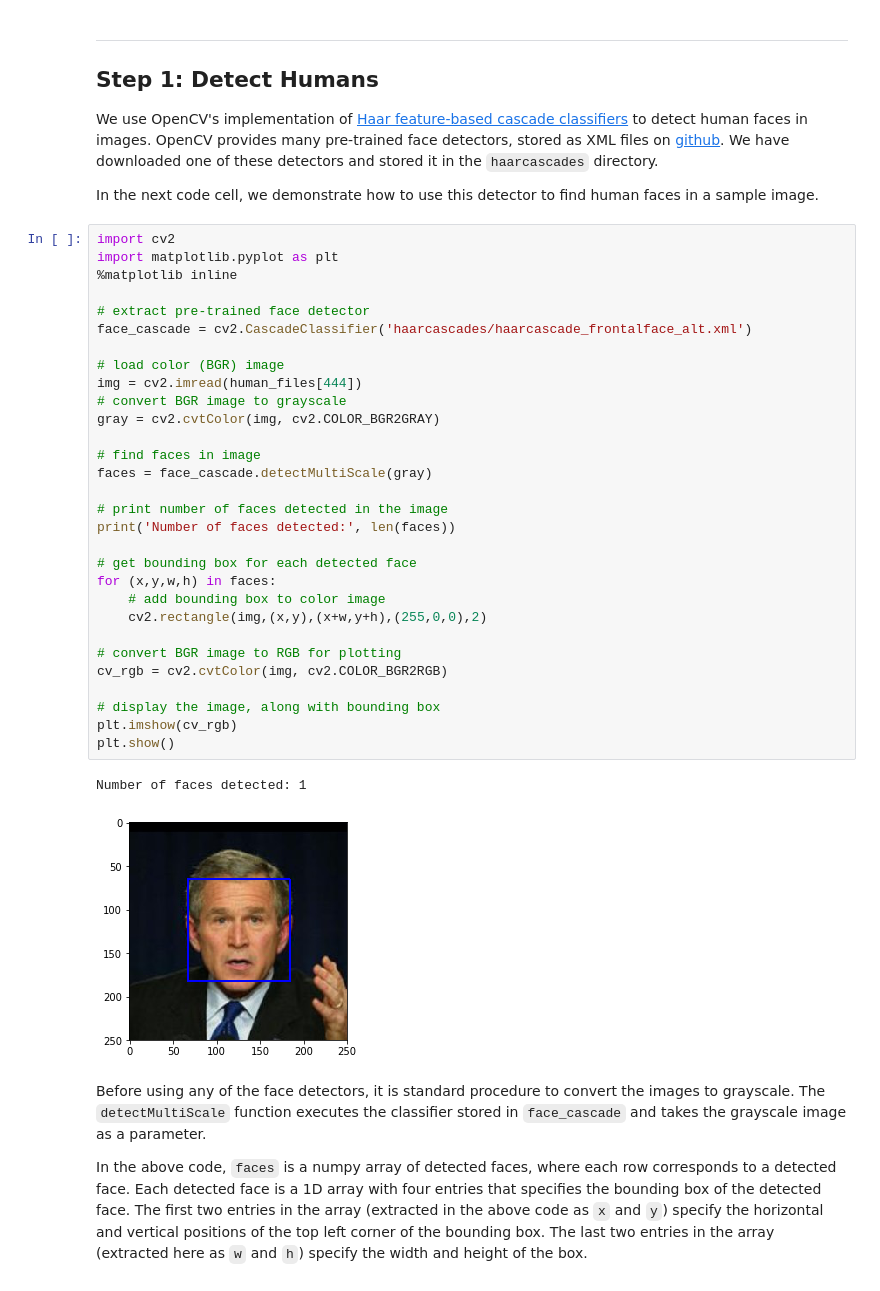
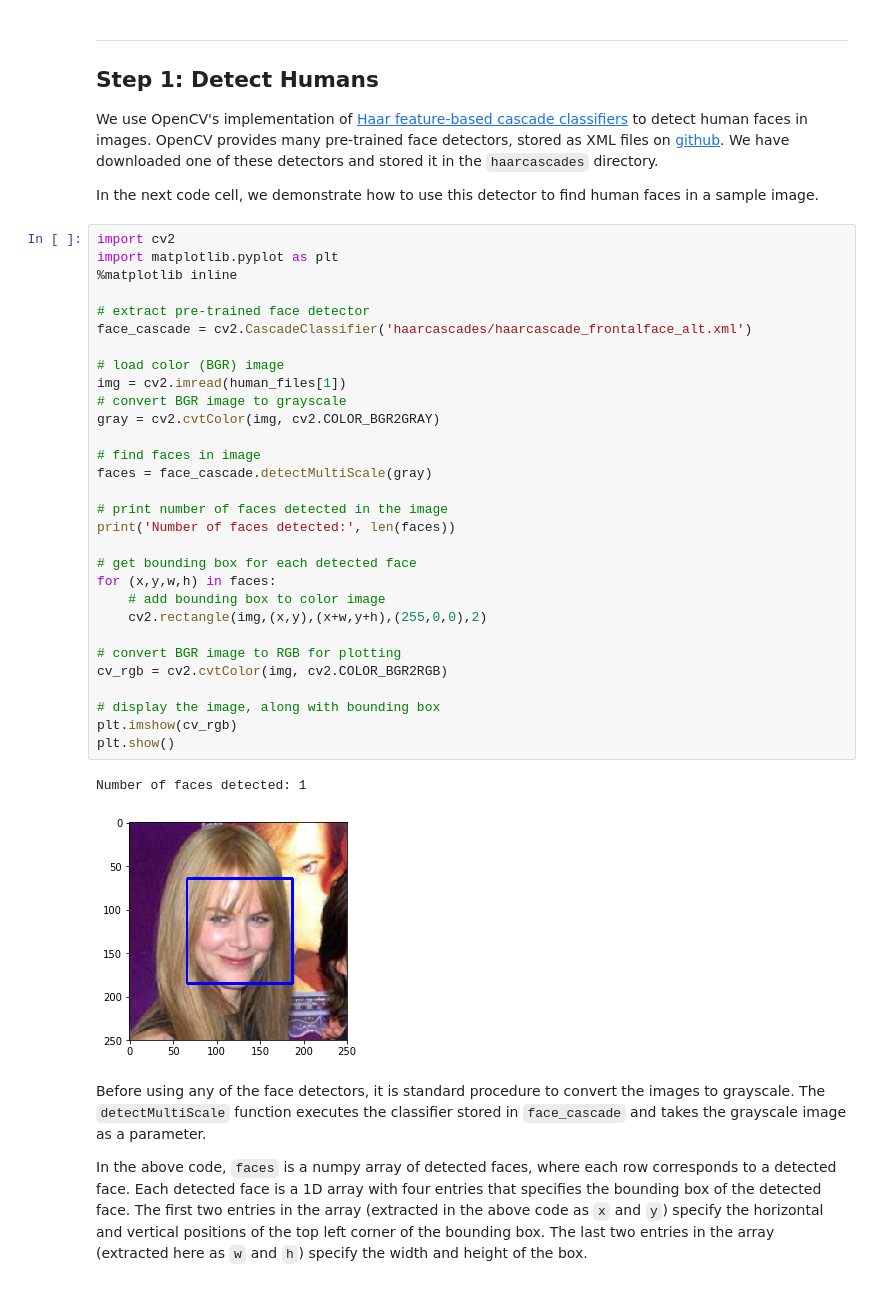
Before and after one commit to krismatson/dog-project, a Jupyter notebook: dog_app.ipynb, the cells around one changed output. Cells and saved outputs as stored; diff of their text form.

```diff
--- a/dog_app.ipynb
+++ b/dog_app.ipynb
@@ -153,35 +159,35 @@ In the next code cell, we demonstrate how to use this detector to find human fac
 import cv2
 import matplotlib.pyplot as plt
 %matplotlib inline
 
 # extract pre-trained face detector
 face_cascade = cv2.CascadeClassifier('haarcascades/haarcascade_frontalface_alt.xml')
 
 # load color (BGR) image
-img = cv2.imread(human_files[444])
+img = cv2.imread(human_files[1])
 # convert BGR image to grayscale
 gray = cv2.cvtColor(img, cv2.COLOR_BGR2GRAY)
 
 # find faces in image
 faces = face_cascade.detectMultiScale(gray)
 
 # print number of faces detected in the image
 print('Number of faces detected:', len(faces))
 
 # get bounding box for each detected face
 for (x,y,w,h) in faces:
     # add bounding box to color image
     cv2.rectangle(img,(x,y),(x+w,y+h),(255,0,0),2)
 
 # convert BGR image to RGB for plotting
 cv_rgb = cv2.cvtColor(img, cv2.COLOR_BGR2RGB)
 
 # display the image, along with bounding box
 plt.imshow(cv_rgb)
 plt.show()
 # %% [output]
 Number of faces detected: 1
-[figure, old version]
+[figure, new version]
 # %% [markdown]
 Before using any of the face detectors, it is standard procedure to convert the images to grayscale.  The `detectMultiScale` function executes the classifier stored in `face_cascade` and takes the grayscale image as a parameter.
 
```
Also changed, not shown: parts of 33 cells of this notebook.
